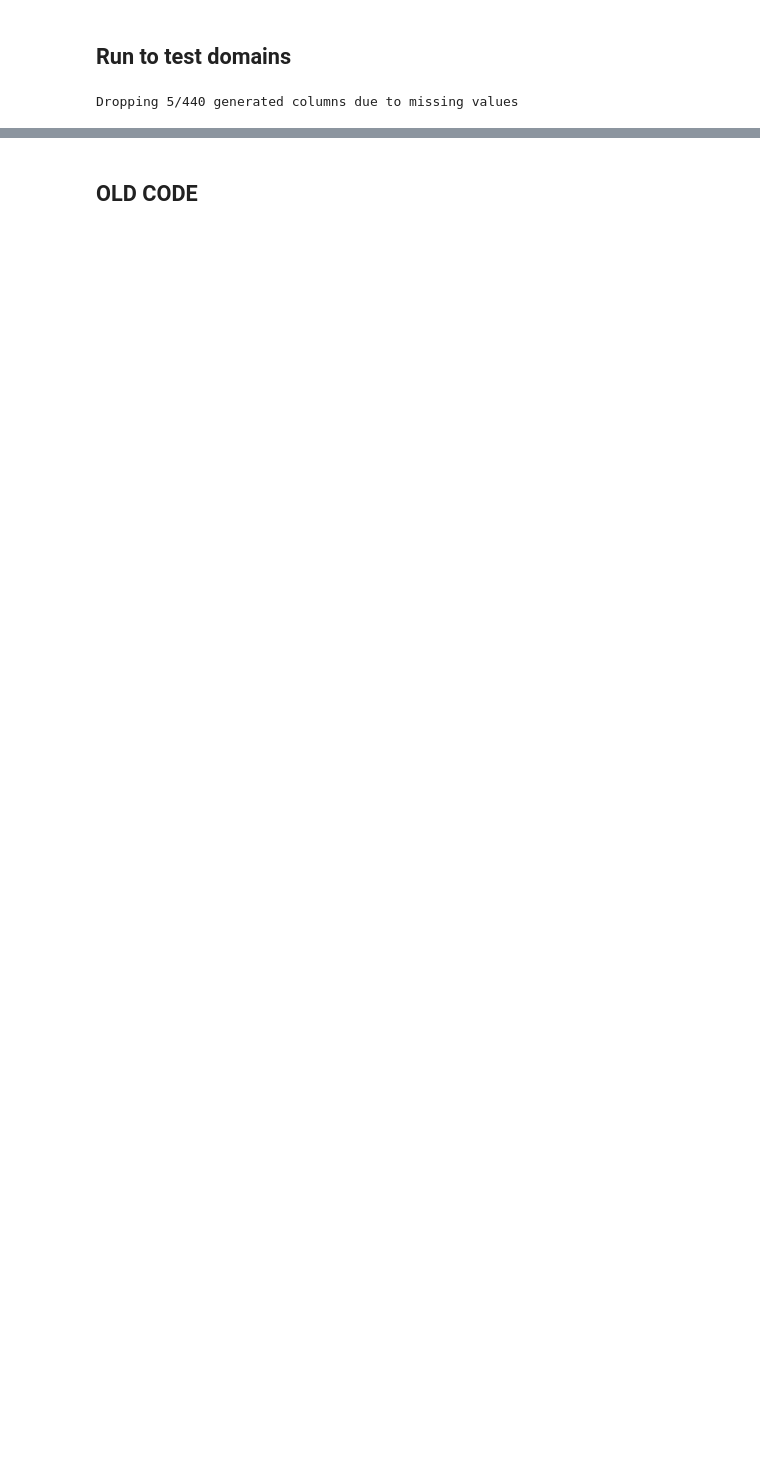
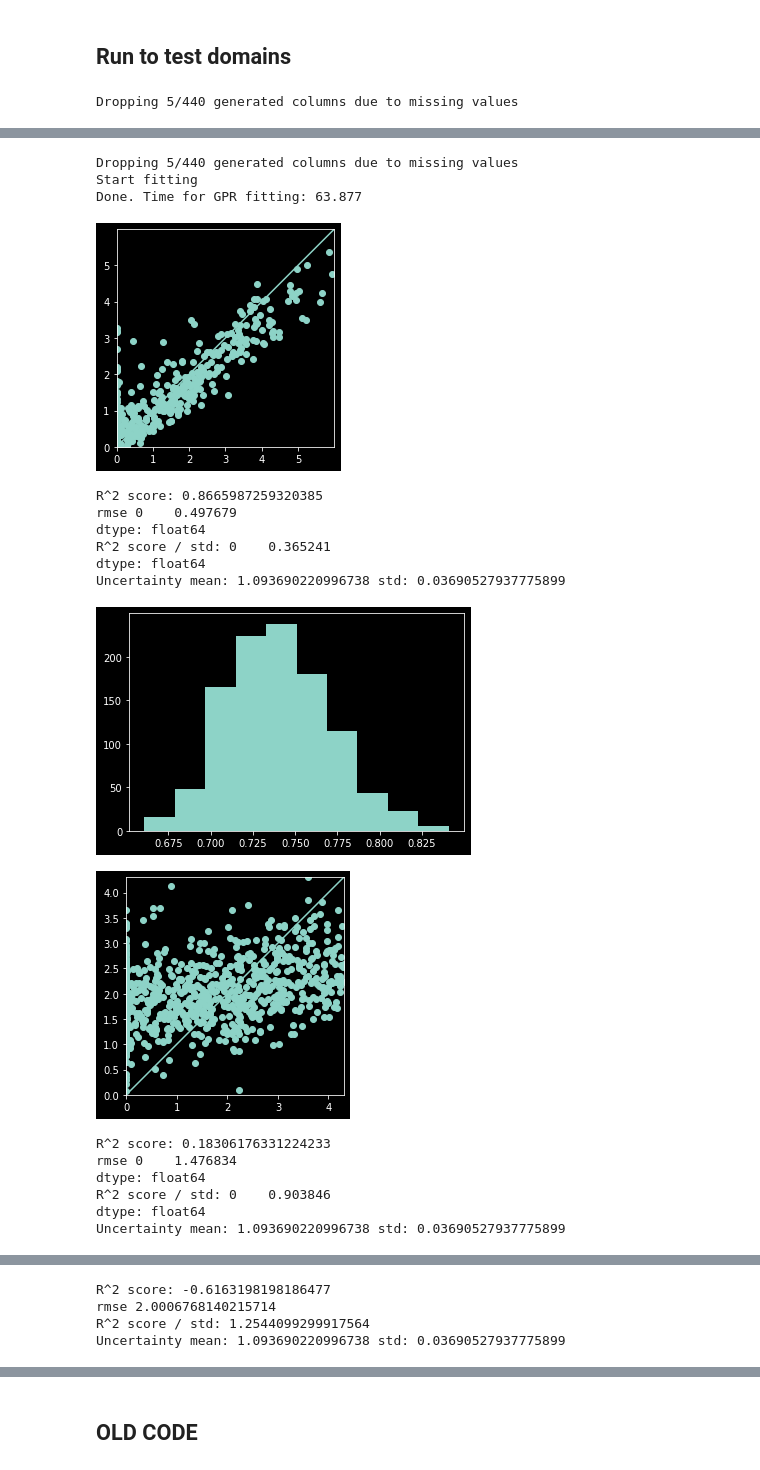
Before and after one commit to uw-cmg/MAST-ML, a Jupyter notebook: Pickle.ipynb, the cells around one changed output, grey strips where cells are left out. Drawn from its saved outputs; the diff is of its cells as text; code cells hidden in the pictures; blank space fills up the shorter version.

```diff
--- a/Pickle.ipynb
+++ b/Pickle.ipynb
@@ -77,12 +77,6 @@ def rmse(predictions, targets):
 
 def showScores(x, y, y_, gpr, std):
     """Show evaluation metrics given `x`, `y`, and predicted y, `y_` and GPR model `gpr`"""
-    fig, ax = plt.subplots()
-    ax.scatter(x=y, y=y_)
-    max_val = max(max(y), max(y_))
-    ax.plot([0, max_val], [0, max_val])
-    plt.show()
-
     max_val = max(max(y), max(y_))
     fig, ax = plt.subplots()
     ax.scatter(x=y, y=y_)
@@ -96,8 +90,10 @@ def showScores(x, y, y_, gpr, std):
 
     r2_score = gpr.score(x, y)
     print(f"R^2 score: {r2_score}")
+    print(f"rmse", rmse(y, y_))
     err = rmse(y, y_) / np.std(y)
     print(f"R^2 score / std: {err}")
+    print(f"Uncertainty mean: {np.mean(std_)} std: {np.std(std_)}")
 
     plt.hist(std)
     plt.show()
@@ -198,6 +159,7 @@ subset_x = subset_y = g1 = g2 = g1_y = g2_y = frac_x = None
 n = 2000
 element = "O"
 threshold = 0
+min_train_group = 500
 
 for i in range(1000):
     # create subset
@@ -206,7 +168,7 @@ for i in range(1000):
     frac_x, _ = compute_elemetal_fractions(subset_x)
     g1 = frac_x[frac_x[element] <= threshold]
 
-    if len(g1) > 500:
+    if len(g1) >= min_train_group:
         break
     n *= 1.1
     n = int(n)
@@ -271,0 +284,21 @@ R^2 score / std: 1.2473240808783916
+# %%
+test_domain(comp_zip_y)
+# %% [output]
+Dropping 5/440 generated columns due to missing values
+Start fitting
+Done. Time for GPR fitting: 63.877
+[figure, added]
+R^2 score: 0.8665987259320385
+rmse 0    0.497679
+dtype: float64
+R^2 score / std: 0    0.365241
+dtype: float64
+Uncertainty mean: 1.093690220996738 std: 0.03690527937775899
+[figure, added]
+[figure, added]
+R^2 score: 0.18306176331224233
+rmse 0    1.476834
+dtype: float64
+R^2 score / std: 0    0.903846
+dtype: float64
+Uncertainty mean: 1.093690220996738 std: 0.03690527937775899
@@ -271,0 +307,4 @@ R^2 score / std: 1.2473240808783916
+R^2 score: -0.6163198198186477
+rmse 2.0006768140215714
+R^2 score / std: 1.2544099299917564
+Uncertainty mean: 1.093690220996738 std: 0.03690527937775899
```
Also changed, not shown: parts of 13 cells of this notebook.
